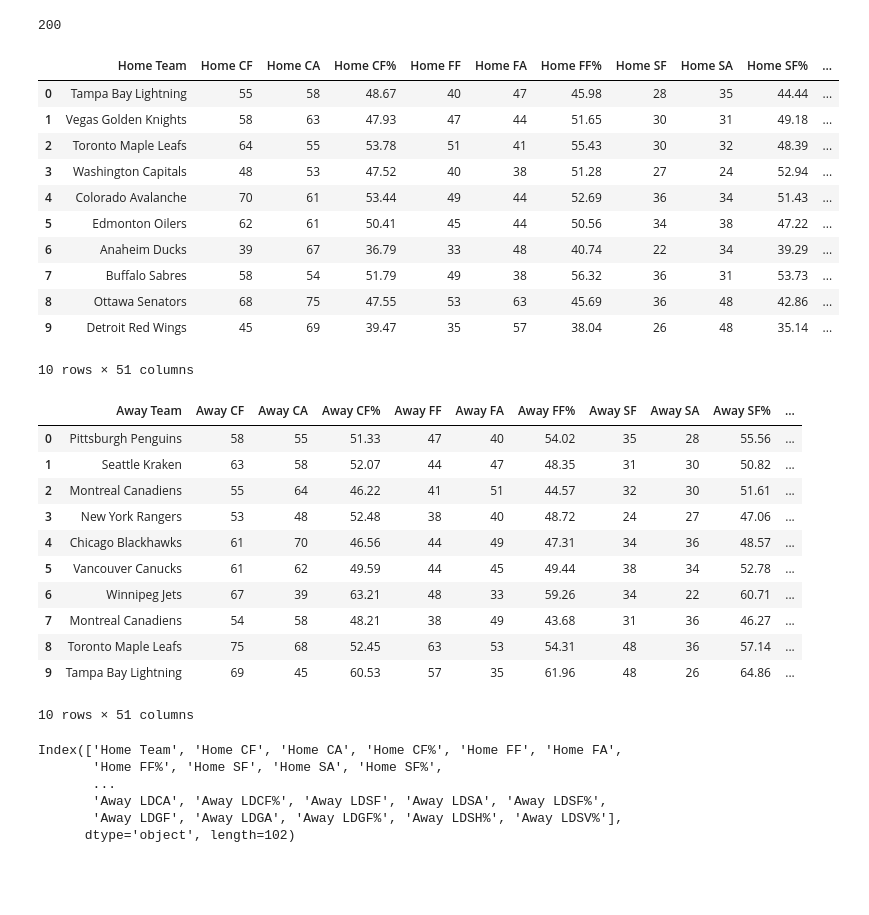
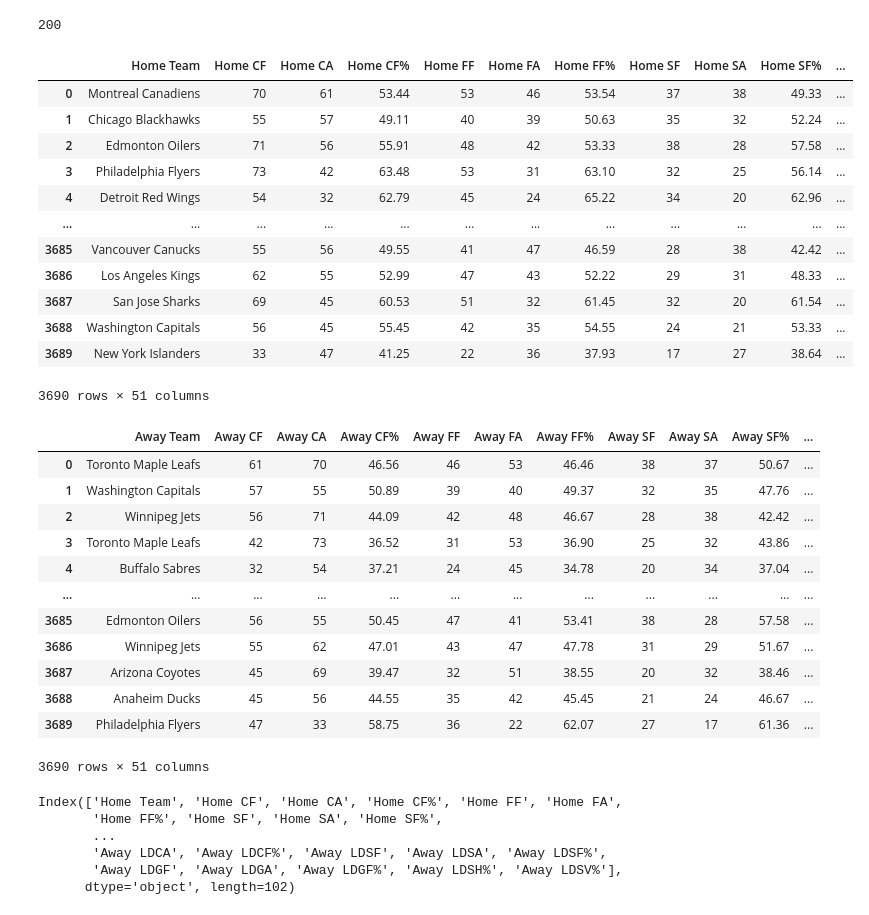
Before and after one commit to ccstevie/nhl_model, a Jupyter notebook: predict_nhl.ipynb, the cells around one changed output. Drawn from its saved outputs; the diff is of its cells as text; code cells hidden in the pictures; blank space fills up the shorter version.

```diff
--- a/predict_nhl.ipynb
+++ b/predict_nhl.ipynb
@@ -6,7 +6,7 @@ import pandas as pd
 import numpy as np
 from datetime import date
 # %%
-urlH = "https://www.naturalstattrick.com/games.php?fromseason=20212022&thruseason=20232024&stype=2&sit=all&loc=H&team=All&rate=n"
+urlH = "https://www.naturalstattrick.com/games.php?fromseason=20132014&thruseason=20232024&stype=2&sit=all&loc=H&team=All&rate=n"
 reqH = requests.get(urlH)
 reqH.status_code
 # %% [output]
@@ -24,19 +23,20 @@ dfH.drop(columns=["Unnamed: 2", "Game", "TOI", "Attendance", "GF%", "PDO", "SH%"
 dfH = dfH.add_prefix('Home ')
 # %%
-dfH.head(10)
+dfH
 # %% [output]
 |  | Home Team | Home CF | Home CA | Home CF% | Home FF | Home FA | Home FF% | Home SF | Home SA | Home SF% | ... |
-| 0 | Tampa Bay Lightning | 55 | 58 | 48.67 | 40 | 47 | 45.98 | 28 | 35 | 44.44 | ... |
-| 1 | Vegas Golden Knights | 58 | 63 | 47.93 | 47 | 44 | 51.65 | 30 | 31 | 49.18 | ... |
-| 2 | Toronto Maple Leafs | 64 | 55 | 53.78 | 51 | 41 | 55.43 | 30 | 32 | 48.39 | ... |
-| 3 | Washington Capitals | 48 | 53 | 47.52 | 40 | 38 | 51.28 | 27 | 24 | 52.94 | ... |
-| 4 | Colorado Avalanche | 70 | 61 | 53.44 | 49 | 44 | 52.69 | 36 | 34 | 51.43 | ... |
-| 5 | Edmonton Oilers | 62 | 61 | 50.41 | 45 | 44 | 50.56 | 34 | 38 | 47.22 | ... |
-| 6 | Anaheim Ducks | 39 | 67 | 36.79 | 33 | 48 | 40.74 | 22 | 34 | 39.29 | ... |
-| 7 | Buffalo Sabres | 58 | 54 | 51.79 | 49 | 38 | 56.32 | 36 | 31 | 53.73 | ... |
-| 8 | Ottawa Senators | 68 | 75 | 47.55 | 53 | 63 | 45.69 | 36 | 48 | 42.86 | ... |
-| 9 | Detroit Red Wings | 45 | 69 | 39.47 | 35 | 57 | 38.04 | 26 | 48 | 35.14 | ... |
+| 0 | Montreal Canadiens | 70 | 61 | 53.44 | 53 | 46 | 53.54 | 37 | 38 | 49.33 | ... |
+| 1 | Chicago Blackhawks | 55 | 57 | 49.11 | 40 | 39 | 50.63 | 35 | 32 | 52.24 | ... |
+| 2 | Edmonton Oilers | 71 | 56 | 55.91 | 48 | 42 | 53.33 | 38 | 28 | 57.58 | ... |
+| 3 | Philadelphia Flyers | 73 | 42 | 63.48 | 53 | 31 | 63.10 | 32 | 25 | 56.14 | ... |
+| 4 | Detroit Red Wings | 54 | 32 | 62.79 | 45 | 24 | 65.22 | 34 | 20 | 62.96 | ... |
+| ... | ... | ... | ... | ... | ... | ... | ... | ... | ... | ... | ... |
+| 3685 | Vancouver Canucks | 55 | 56 | 49.55 | 41 | 47 | 46.59 | 28 | 38 | 42.42 | ... |
+| 3686 | Los Angeles Kings | 62 | 55 | 52.99 | 47 | 43 | 52.22 | 29 | 31 | 48.33 | ... |
+| 3687 | San Jose Sharks | 69 | 45 | 60.53 | 51 | 32 | 61.45 | 32 | 20 | 61.54 | ... |
+| 3688 | Washington Capitals | 56 | 45 | 55.45 | 42 | 35 | 54.55 | 24 | 21 | 53.33 | ... |
+| 3689 | New York Islanders | 33 | 47 | 41.25 | 22 | 36 | 37.93 | 17 | 27 | 38.64 | ... |
-10 rows × 51 columns
+3690 rows × 51 columns
 # %%
 dfA = pd.read_html(urlA, header=0, na_values=["-"])[0]
 dfA.drop(columns=["Unnamed: 2", "Game", "TOI", "Attendance", "GF%", "PDO", "SH%", "SV%"], inplace=True)
@@ -44,19 +43,20 @@ dfA.drop(columns=["Unnamed: 2", "Game", "TOI", "Attendance", "GF%", "PDO", "SH%"
 dfA = dfA.add_prefix('Away ')
 # %%
-dfA.head(10)
+dfA
 # %% [output]
 |  | Away Team | Away CF | Away CA | Away CF% | Away FF | Away FA | Away FF% | Away SF | Away SA | Away SF% | ... |
-| 0 | Pittsburgh Penguins | 58 | 55 | 51.33 | 47 | 40 | 54.02 | 35 | 28 | 55.56 | ... |
-| 1 | Seattle Kraken | 63 | 58 | 52.07 | 44 | 47 | 48.35 | 31 | 30 | 50.82 | ... |
-| 2 | Montreal Canadiens | 55 | 64 | 46.22 | 41 | 51 | 44.57 | 32 | 30 | 51.61 | ... |
-| 3 | New York Rangers | 53 | 48 | 52.48 | 38 | 40 | 48.72 | 24 | 27 | 47.06 | ... |
-| 4 | Chicago Blackhawks | 61 | 70 | 46.56 | 44 | 49 | 47.31 | 34 | 36 | 48.57 | ... |
-| 5 | Vancouver Canucks | 61 | 62 | 49.59 | 44 | 45 | 49.44 | 38 | 34 | 52.78 | ... |
-| 6 | Winnipeg Jets | 67 | 39 | 63.21 | 48 | 33 | 59.26 | 34 | 22 | 60.71 | ... |
-| 7 | Montreal Canadiens | 54 | 58 | 48.21 | 38 | 49 | 43.68 | 31 | 36 | 46.27 | ... |
-| 8 | Toronto Maple Leafs | 75 | 68 | 52.45 | 63 | 53 | 54.31 | 48 | 36 | 57.14 | ... |
-| 9 | Tampa Bay Lightning | 69 | 45 | 60.53 | 57 | 35 | 61.96 | 48 | 26 | 64.86 | ... |
+| 0 | Toronto Maple Leafs | 61 | 70 | 46.56 | 46 | 53 | 46.46 | 38 | 37 | 50.67 | ... |
+| 1 | Washington Capitals | 57 | 55 | 50.89 | 39 | 40 | 49.37 | 32 | 35 | 47.76 | ... |
+| 2 | Winnipeg Jets | 56 | 71 | 44.09 | 42 | 48 | 46.67 | 28 | 38 | 42.42 | ... |
+| 3 | Toronto Maple Leafs | 42 | 73 | 36.52 | 31 | 53 | 36.90 | 25 | 32 | 43.86 | ... |
+| 4 | Buffalo Sabres | 32 | 54 | 37.21 | 24 | 45 | 34.78 | 20 | 34 | 37.04 | ... |
+| ... | ... | ... | ... | ... | ... | ... | ... | ... | ... | ... | ... |
+| 3685 | Edmonton Oilers | 56 | 55 | 50.45 | 47 | 41 | 53.41 | 38 | 28 | 57.58 | ... |
+| 3686 | Winnipeg Jets | 55 | 62 | 47.01 | 43 | 47 | 47.78 | 31 | 29 | 51.67 | ... |
+| 3687 | Arizona Coyotes | 45 | 69 | 39.47 | 32 | 51 | 38.55 | 20 | 32 | 38.46 | ... |
+| 3688 | Anaheim Ducks | 45 | 56 | 44.55 | 35 | 42 | 45.45 | 21 | 24 | 46.67 | ... |
+| 3689 | Philadelphia Flyers | 47 | 33 | 58.75 | 36 | 22 | 62.07 | 27 | 17 | 61.36 | ... |
-10 rows × 51 columns
+3690 rows × 51 columns
 # %%
 # Merge home and array games to obtain matchup table
 df = pd.merge(dfH, dfA, left_index=True, right_index=True)
```
Also changed, not shown: parts of 9 cells of this notebook, 1 other file.
